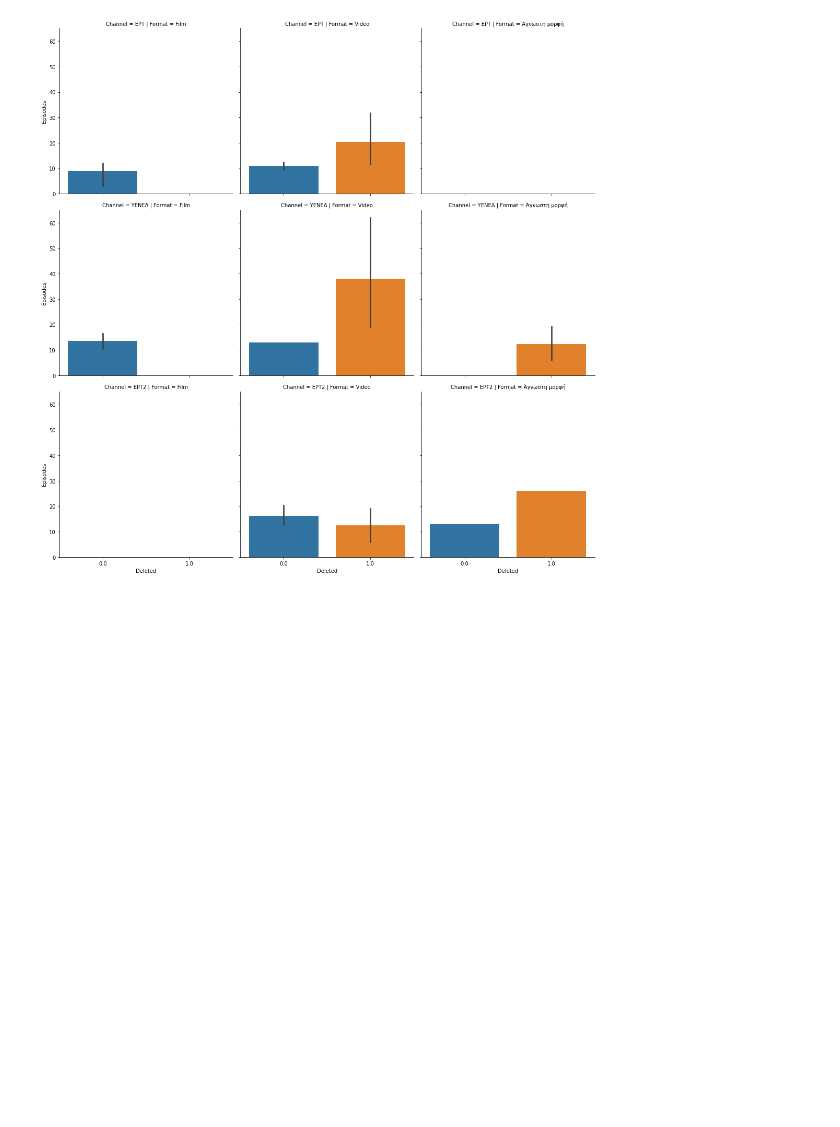
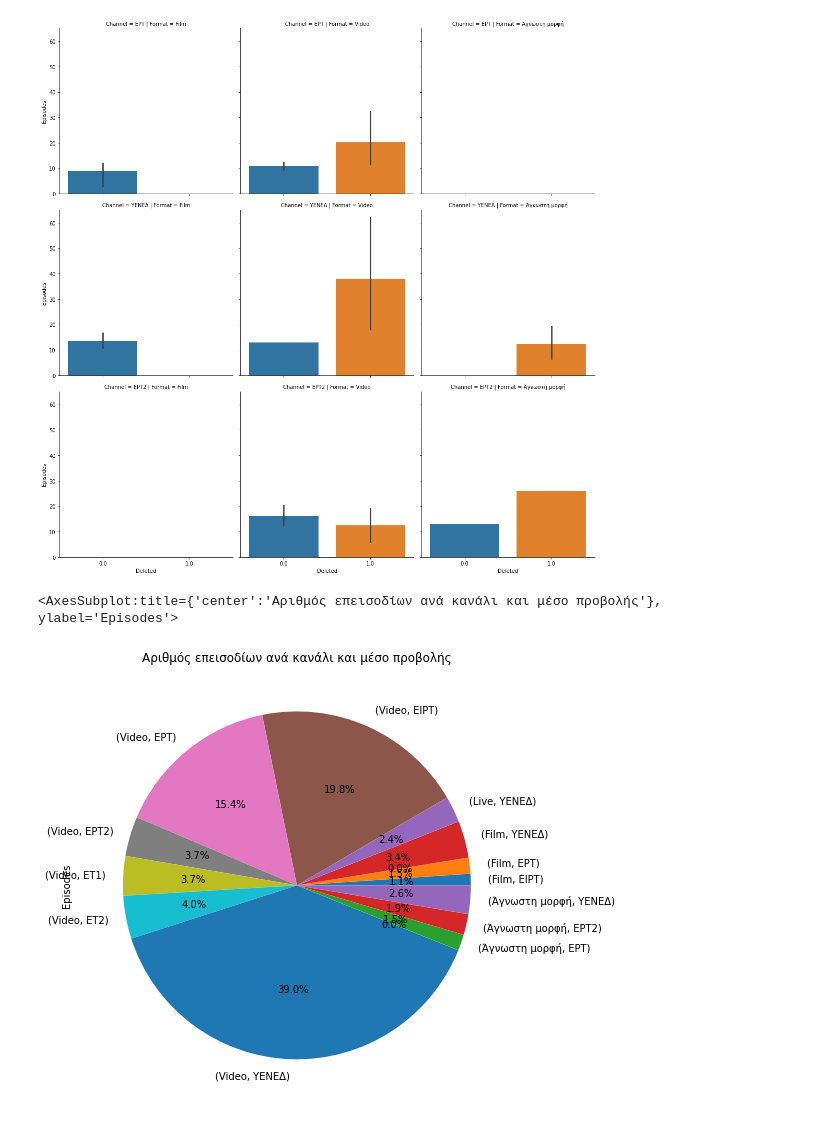
Before and after one commit to AntonioKal/Data_Analysis, a Jupyter notebook: Archivio_ERT.ipynb, the cells around one changed output. Saved outputs shown, nothing was run; the diff lists cells and outputs as text; code cells hidden in the pictures; blank space fills up the shorter version.

```diff
--- a/Archivio_ERT.ipynb
+++ b/Archivio_ERT.ipynb
@@ -78,3 +76,8 @@ sbn.catplot(data=df.loc[(df['YearStart'] < 1985) & (df['YearStart'] > 1980)], x=
 # %% [output]
 <seaborn.axisgrid.FacetGrid at 0x...>
 [figure]
+# %%
+df.groupby(['Format', 'Channel']).sum()['Episodes'].plot(kind='pie',shadow=False, title = 'Αριθμός επεισοδίων ανά κανάλι και μέσο προβολής', autopct = '%1.1f%%', figsize =(10,8))
+# %% [output]
+<AxesSubplot:title={'center':'Αριθμός επεισοδίων ανά κανάλι και μέσο προβολής'}, ylabel='Episodes'>
+[figure, added]
```
Also changed, not shown: parts of 2 cells of this notebook.
